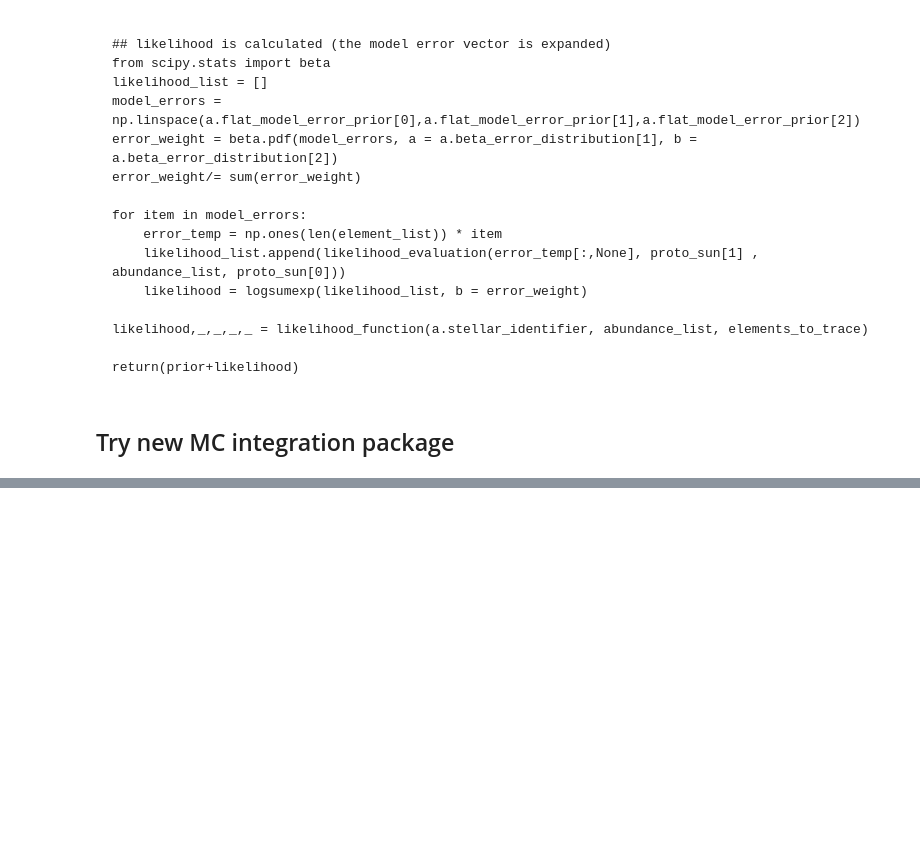
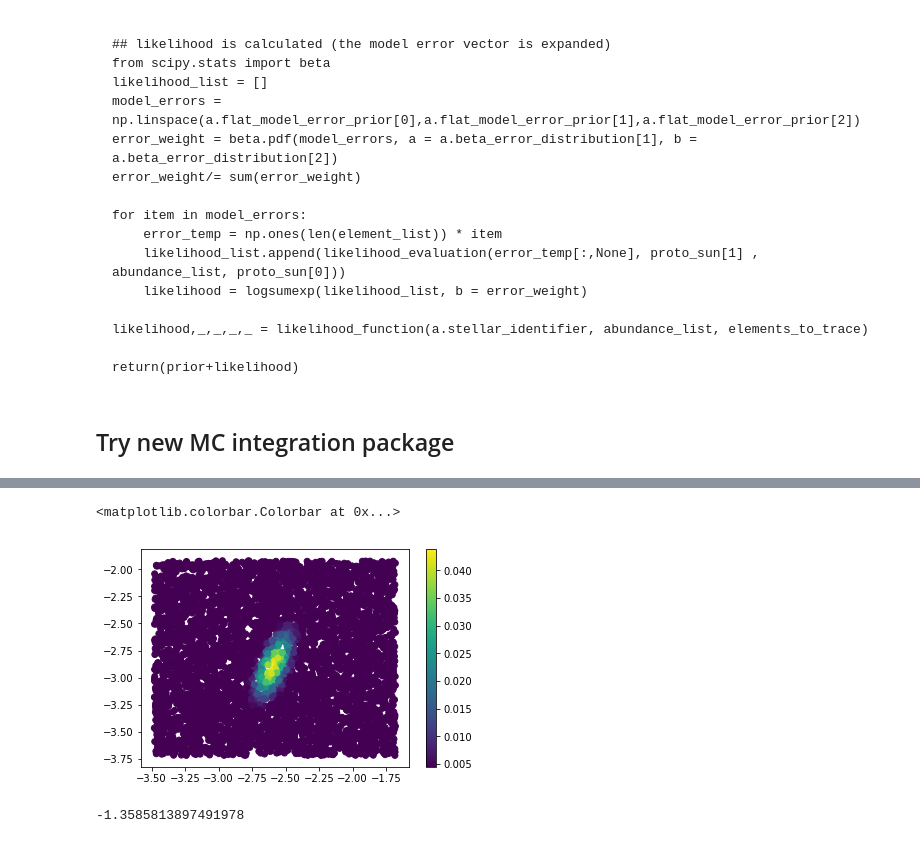
Before and after one commit to oliverphilcox/ChempyMulti, a Jupyter notebook: Calculating an Objective Score (I).ipynb, the cells around one changed output, grey strips where cells are left out. Drawn from its saved outputs; the diff is of its cells as text; code cells hidden in the pictures; blank space fills up the shorter version.

```diff
--- a/Calculating an Objective Score (I).ipynb
+++ b/Calculating an Objective Score (I).ipynb
@@ -165,7 +148,9 @@ def posterior_function_for_integration(changing_parameter,a):
 %pylab inline
 from skmonaco import mcmiser
 from Chempy.parameter import ModelParameters
-from Chempy.cem_function import posterior_function_for_integration
+from Chempy.cem_function import posterior_function_mcmc_quick
+from Chempy.score_function import preload_params_mcmc
 a = ModelParameters()
+preload = preload_params_mcmc()
 # %% [output]
 Populating the interactive namespace from numpy and matplotlib
@@ -174,7 +158,7 @@ ImportError: No module named 'skmonaco'
 # Define function to return posterior predictions (must be exponentiated)
 def posterior(theta):
     a = ModelParameters()
-    post = posterior_function_for_integration(theta)
+    post,_ = posterior_function_mcmc_quick(theta,np.inf,a,preload)
     posterior = np.exp(post)
     return posterior
 
@@ -214,0 +187,19 @@ print(integral_err)
+# %%
+d1 = []
+d2 = []
+d3 = []
+a.p0 = np.array([-2.58,-2.82,-0.86,-0.31,0.55,0.51])
+Nsigma = 3
+for i in range(5000):
+    param = random.uniform(np.array(a.p0)-Nsigma*np.array(sigma),np.array(a.p0)+Nsigma*np.array(sigma),size=6)
+    param[2] = a.p0[2]
+    param[3] = a.p0[3]
+    param[4] = a.p0[4]
+    param[5] = a.p0[5]
+    post,_ = posterior_function_mcmc_quick(param,np.inf,a,preload)
+    posterior = np.exp(post)
+    d1.append(param[0])
+    d2.append(param[1])
+    d3.append(posterior)
+    if i%100==0:
+        print(i)
@@ -214,0 +224,10 @@ print(integral_err)
+# %%
+plt.scatter(d1,d2,c=(d3),vmin = 10**-2.35)
+plt.colorbar()
+# %% [output]
+<matplotlib.colorbar.Colorbar at 0x...>
+[figure, added]
+# %%
+max(np.log10(d3))
+# %% [output]
+-1.3585813897491978
```
Also changed, not shown: parts of 11 cells of this notebook, 15 other files.
